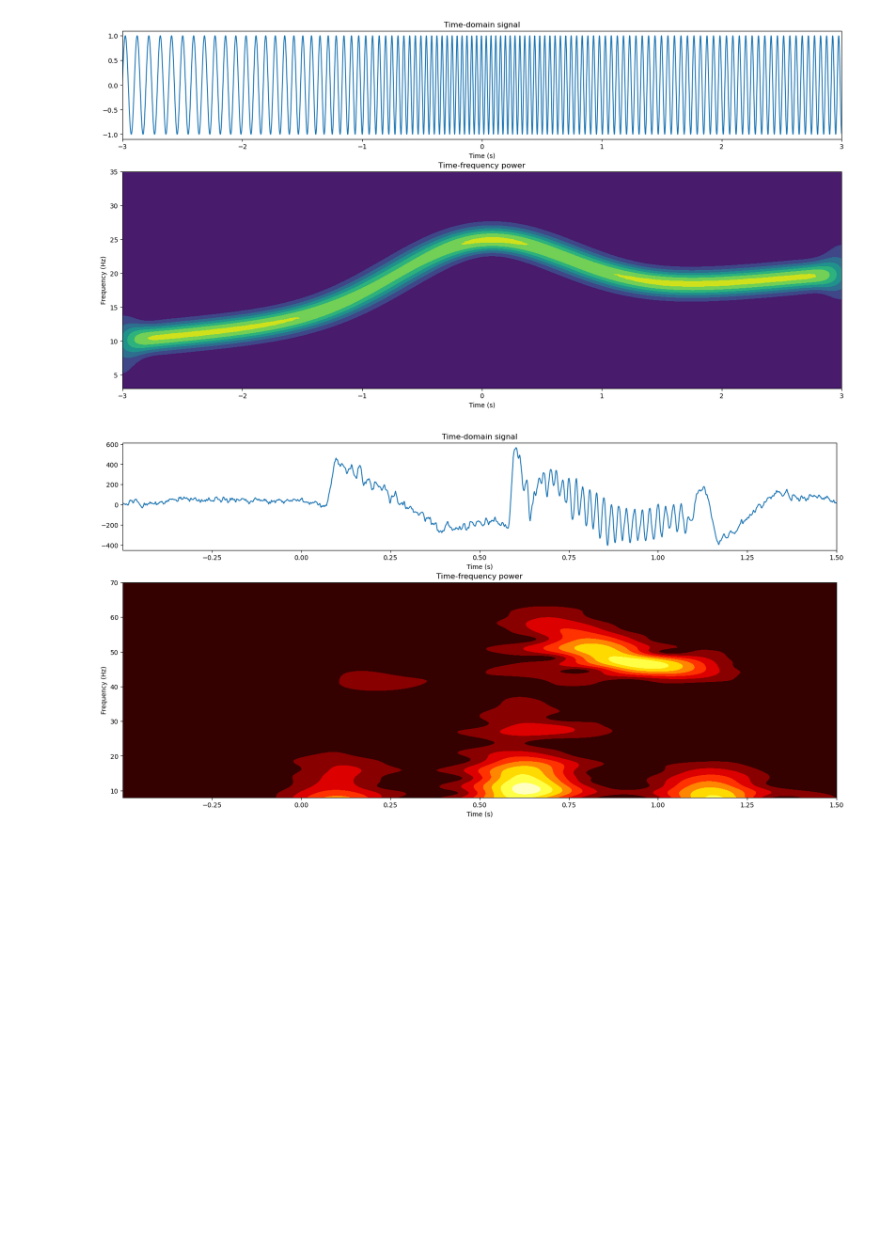
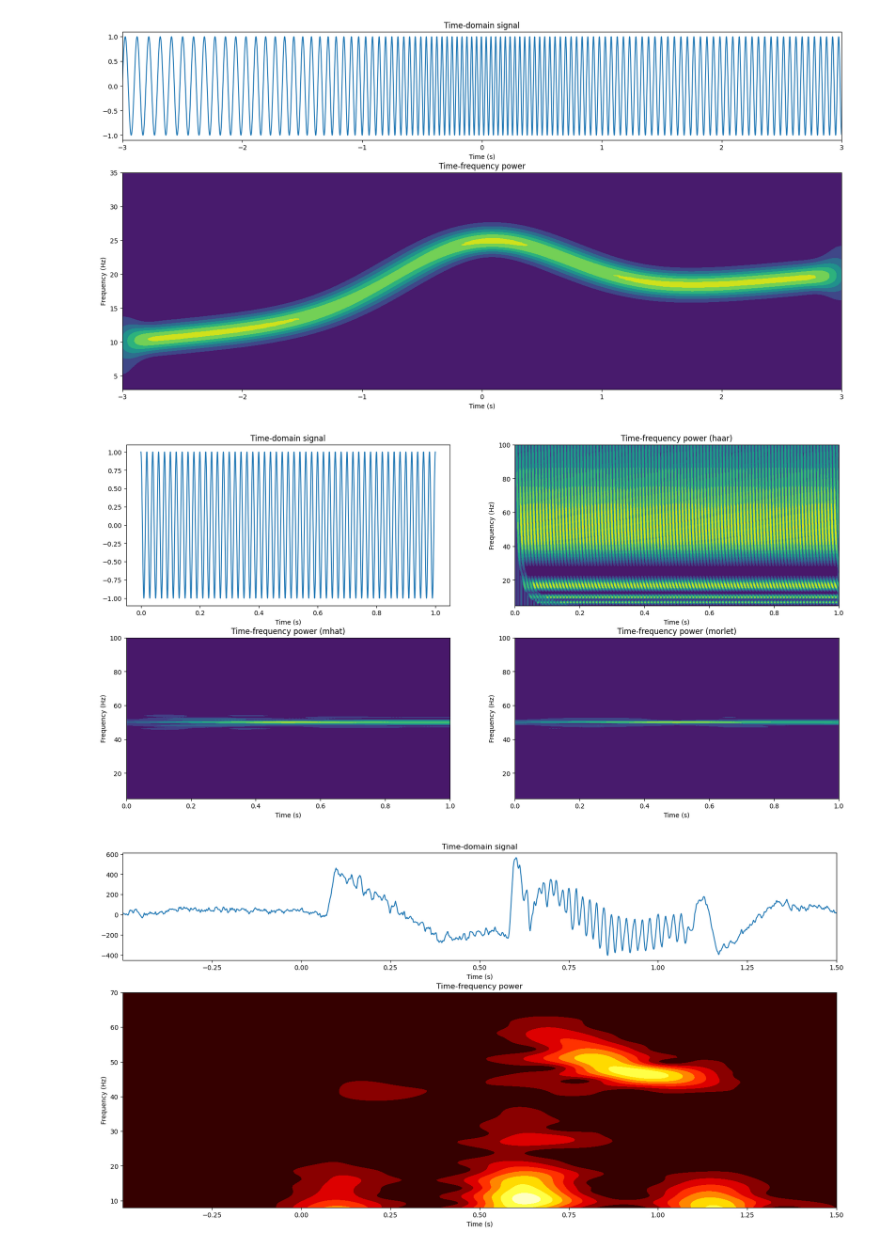
Before and after one commit to NikitaGoltsev/Digital_signals, a Jupyter notebook: lab06.ipynb, the cells around one changed output. Drawn from its saved outputs; the diff is of its cells as text; code cells hidden in the pictures; blank space fills up the shorter version.

```diff
--- a/lab06.ipynb
+++ b/lab06.ipynb
@@ -182,6 +183,39 @@ axs[1].set_xlabel('Time (s)')
 plt.show()
 # %% [output]
 [figure]
+# %%
+# создание сигнала
+t_cos50 = np.linspace(0, 1, 5000)
+signal_cos50 = cos_signal(t_cos50, [50])
+
+# Словарь вейвлетов
+wavelet_dict = {'haar': wavelet_haar, 'mhat': wavelet_mhat, 'morlet': wavelet_morlet}
+
+# Перебираемые частоты вейвлетов
+freqs_cos50 = np.linspace(5, 100, 100)
+
+fig, axs = plt.subplots(2, 2, figsize=(20, 10))
+
+axs[0, 0].plot(t_cos50, signal_cos50)
+axs[0, 0].set_title("Time-domain signal")
+axs[0, 0].set_xlabel('Time (s)')
+
+# Цикл по всем вейвлетам в словаре
+for i, (wavelet_name, wavelet_func) in enumerate(wavelet_dict.items()):
+    tf = make_spectrogram(wavelet_func, t_cos50, signal_cos50, freqs_cos50, shift=1.98)
+
+    # Выбор текущего графика
+    ax = axs[(i+1)//2, (i+1)%2]
+
+    ax.contourf(t_cos50, freqs_cos50, tf)
+    ax.set_title(f"Time-frequency power ({wavelet_name})")
+    ax.set_ylabel('Frequency (Hz)')
+    ax.set_xlabel('Time (s)')
+
+# Показать график
+plt.show()
+# %% [output]
+[figure, added]
 # %%
 data = sio.loadmat('./data/Lab6_Data.mat') # Import file with matlab type
 t3 = data['timevec'][0]
```
Also changed, not shown: parts of 3 cells of this notebook, 2 other files.
